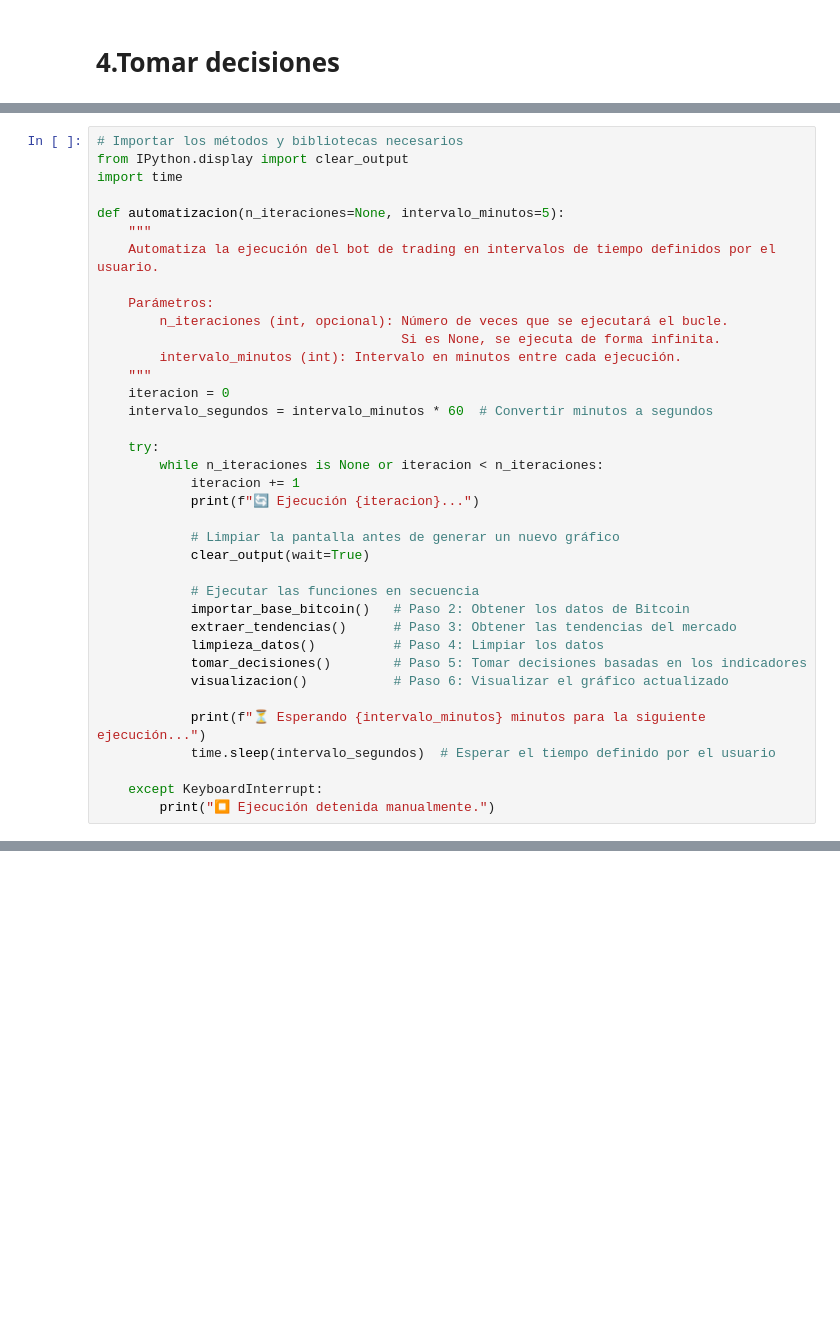
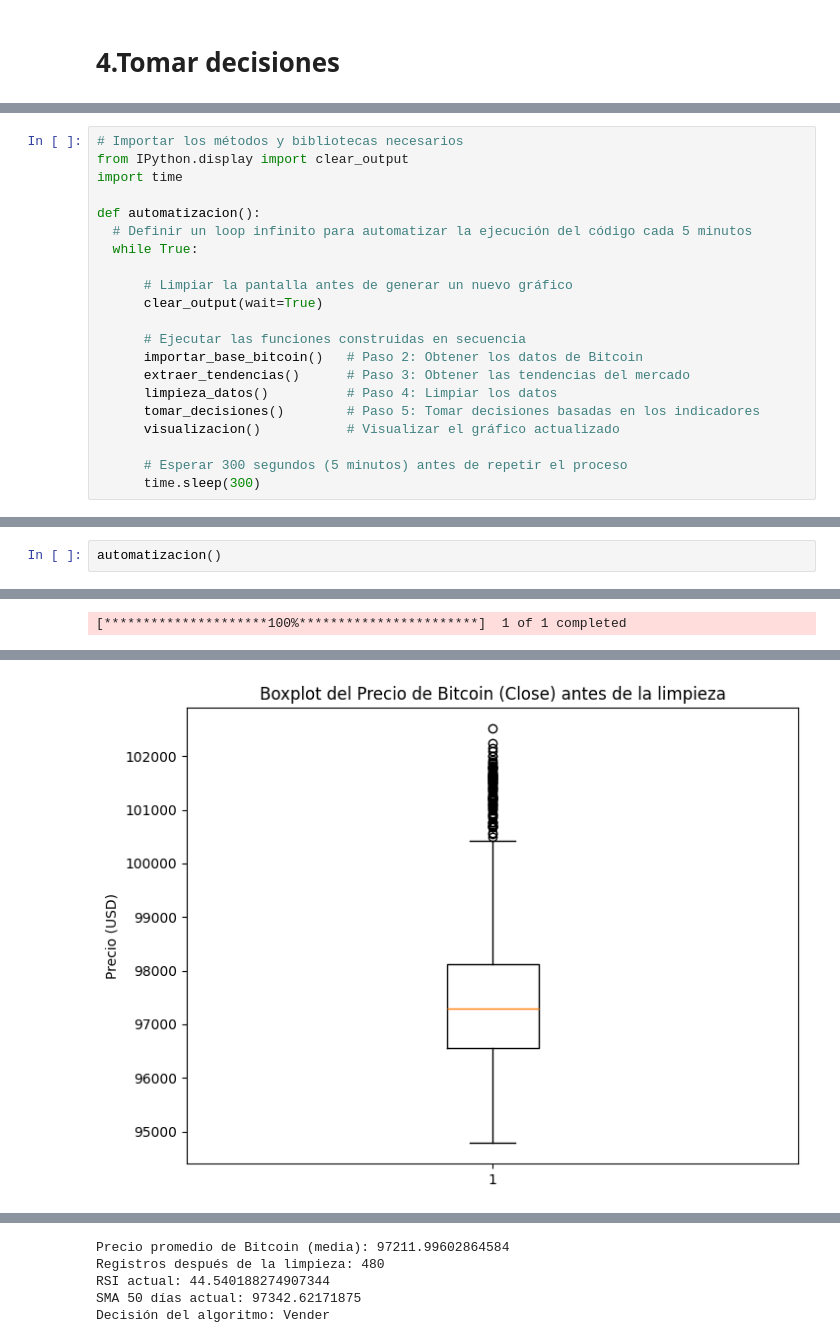
Before and after one commit to JorgeHdzRiv/Desafios_Alura_DS, a Jupyter notebook: RobotTrading/notebooks/Robot_Trading.ipynb, the cells around one changed output, grey strips where cells are left out. Saved outputs shown, nothing was run; the diff lists cells and outputs as text; blank space fills up the shorter version.

```diff
--- a/RobotTrading/notebooks/Robot_Trading.ipynb
+++ b/RobotTrading/notebooks/Robot_Trading.ipynb
@@ -427,35 +340,19 @@ visualizacion()
 from IPython.display import clear_output
 import time
 
-def automatizacion(n_iteraciones=None, intervalo_minutos=5):
-    """
-    Automatiza la ejecución del bot de trading en intervalos de tiempo definidos por el usuario.
+def automatizacion():
+  # Definir un loop infinito para automatizar la ejecución del código cada 5 minutos
+  while True:
 
-    Parámetros:
-        n_iteraciones (int, opcional): Número de veces que se ejecutará el bucle.
-                                       Si es None, se ejecuta de forma infinita.
-        intervalo_minutos (int): Intervalo en minutos entre cada ejecución.
-    """
-    iteracion = 0
-    intervalo_segundos = intervalo_minutos * 60  # Convertir minutos a segundos
+      # Limpiar la pantalla antes de generar un nuevo gráfico
+      clear_output(wait=True)
 
-    try:
-        while n_iteraciones is None or iteracion < n_iteraciones:
-            iteracion += 1
-            print(f"🔄 Ejecución {iteracion}...")
+      # Ejecutar las funciones construidas en secuencia
+      importar_base_bitcoin()   # Paso 2: Obtener los datos de Bitcoin
+      extraer_tendencias()      # Paso 3: Obtener las tendencias del mercado
+      limpieza_datos()          # Paso 4: Limpiar los datos
+      tomar_decisiones()        # Paso 5: Tomar decisiones basadas en los indicadores
+      visualizacion()           # Visualizar el gráfico actualizado
 
-            # Limpiar la pantalla antes de generar un nuevo gráfico
-            clear_output(wait=True)
-
-            # Ejecutar las funciones en secuencia
-            importar_base_bitcoin()   # Paso 2: Obtener los datos de Bitcoin
-            extraer_tendencias()      # Paso 3: Obtener las tendencias del mercado
-            limpieza_datos()          # Paso 4: Limpiar los datos
-            tomar_decisiones()        # Paso 5: Tomar decisiones basadas en los indicadores
-            visualizacion()           # Paso 6: Visualizar el gráfico actualizado
-
-            print(f"⏳ Esperando {intervalo_minutos} minutos para la siguiente ejecución...")
-            time.sleep(intervalo_segundos)  # Esperar el tiempo definido por el usuario
-
-    except KeyboardInterrupt:
-        print("⏹️ Ejecución detenida manualmente.")
+      # Esperar 300 segundos (5 minutos) antes de repetir el proceso
+      time.sleep(300)
@@ -494,0 +359,3 @@ Decisión del algoritmo: Esperar
+# %%
+automatizacion()
+# %% [output]
@@ -494,0 +363 @@ Decisión del algoritmo: Esperar
+[*********************100%***********************]  1 of 1 completed
@@ -494,0 +384 @@ Decisión del algoritmo: Esperar
+[figure, added]
@@ -494,0 +386,5 @@ Decisión del algoritmo: Esperar
+Precio promedio de Bitcoin (media): 97211.99602864584
+Registros después de la limpieza: 480
+RSI actual: 44.540188274907344
+SMA 50 días actual: 97342.62171875
+Decisión del algoritmo: Vender
```
Also changed, not shown: parts of 31 cells of this notebook, 7 other files.
